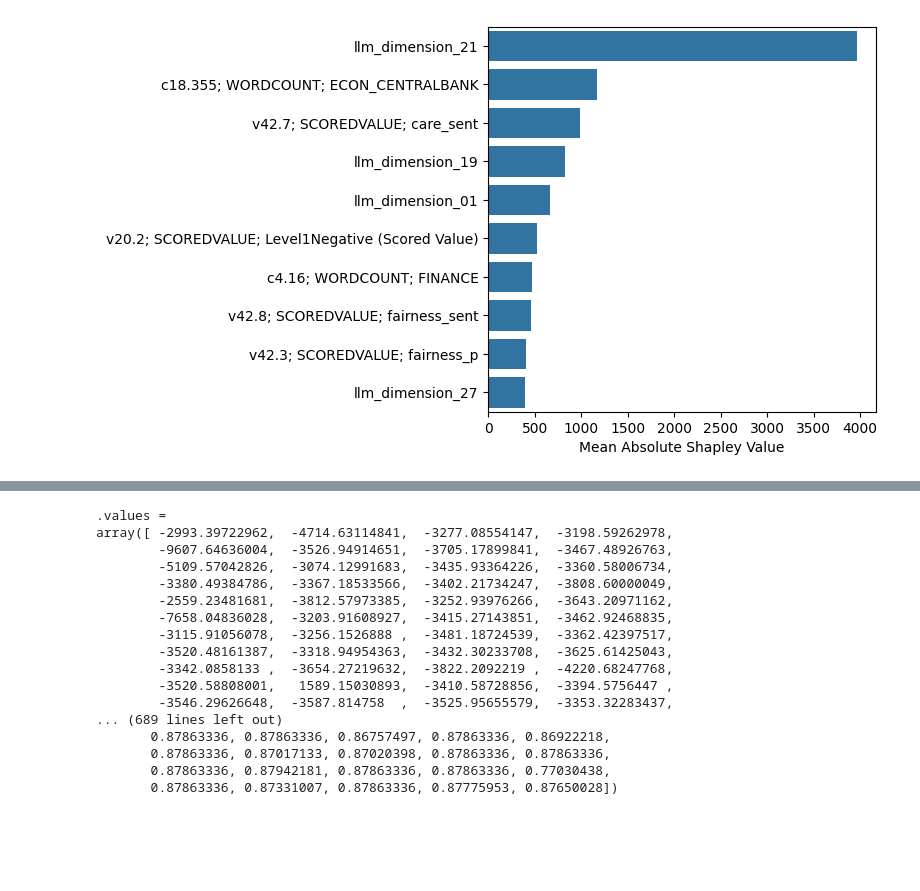
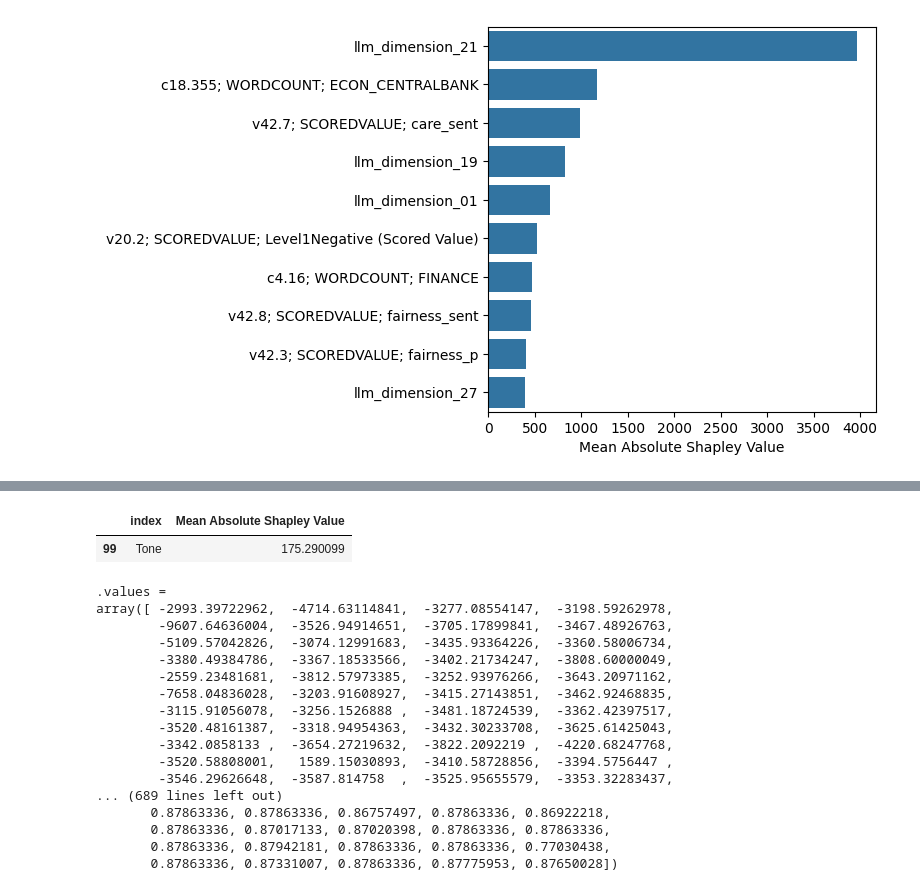
Before and after one commit to svanomm/sentiment-volume-forecasting, a Jupyter notebook: Scripts/05 Models/08 Best Model Shapley Values.ipynb, the cells around one changed output, grey strips where cells are left out. Drawn from its saved outputs; the diff is of its cells as text; code cells hidden in the pictures; blank space fills up the shorter version.

```diff
--- a/Scripts/05 Models/08 Best Model Shapley Values.ipynb
+++ b/Scripts/05 Models/08 Best Model Shapley Values.ipynb
@@ -106,16 +92,16 @@ df_shap = df_shap[sentiment_vars]
 df_agg = df_shap.mean(axis=0).to_frame(name='Mean Absolute Shapley Value').reset_index()
 
 # limit to top variables
-df_agg = df_agg.nlargest(10, 'Mean Absolute Shapley Value')
+df_plot = df_agg.nlargest(10, 'Mean Absolute Shapley Value')
 
 plt.figure(figsize=(5, 5))
 
 sns.barplot(
-    data=df_agg,
+    data=df_plot,
     x='Mean Absolute Shapley Value',
     y='index')
 
 plt.ylabel('')
-plt.savefig('../../output/shap_sentiment_contributions.png', dpi=600)
+plt.savefig('../../output/shap_sentiment_contributions.pdf')
 # %% [output]
 [figure]
@@ -122,3 +124,11 @@ plt.savefig('../../output/shap_sentiment_contributions.png', dpi=600)
+# %%
+df_agg[df_agg['index'].isin(['Tone','Positive Score','Negative Score',
+                             'Polarity','Activity Reference Density',
+                             'Self/Group Reference Density','Word Count']
+                             )]
+# %% [output]
+|  | index | Mean Absolute Shapley Value |
+| 99 | Tone | 175.290099 |
 # %%
 shap_values[:, 'llm_dimension_21_cum04_lag01']
 # %% [output]
```
Also changed, not shown: parts of 9 cells of this notebook, 19 other files.
